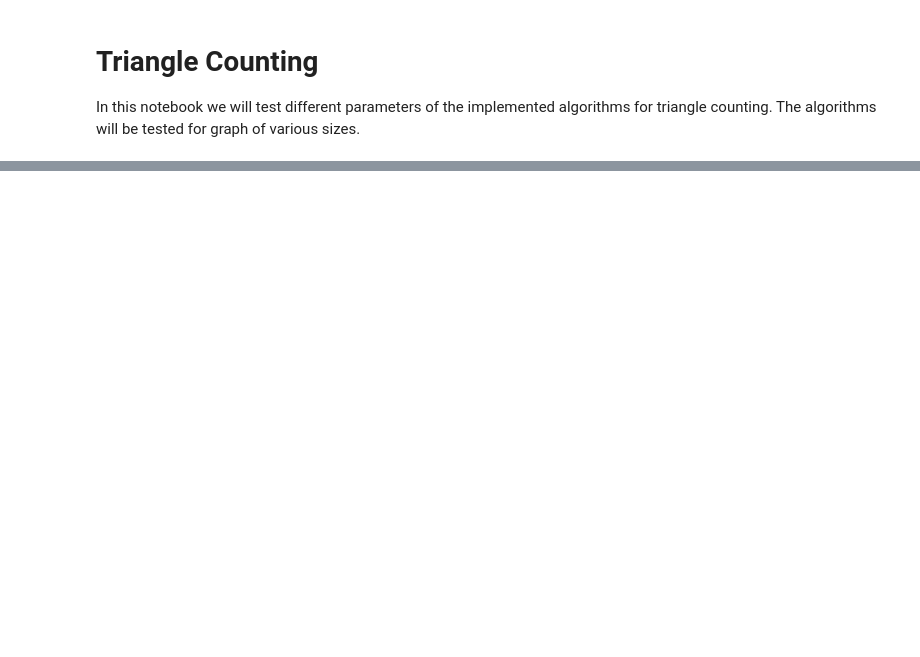
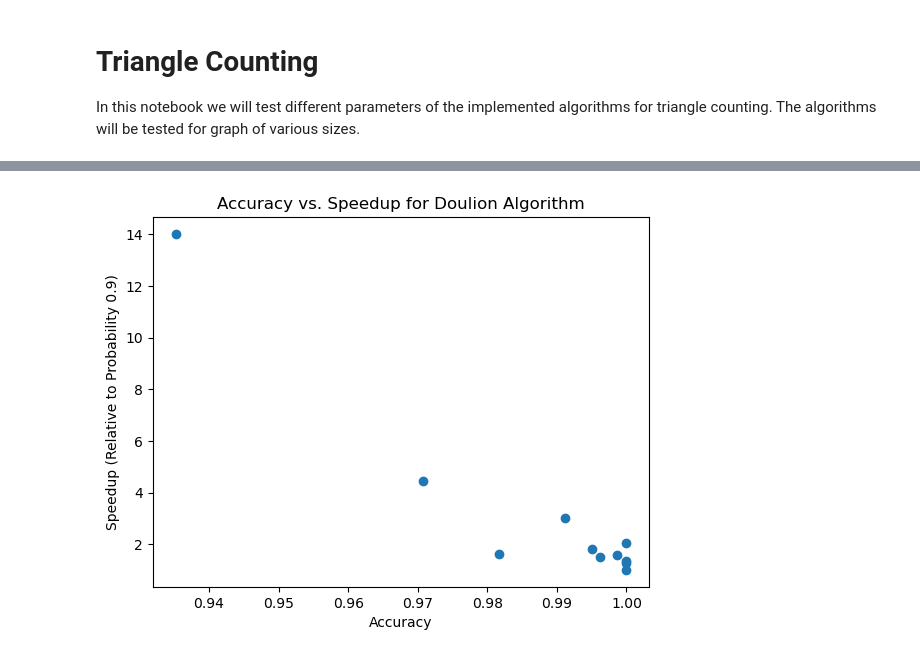
Before and after one commit to helenmand/Exact-Approximate-and-Streaming-Methods-for-Triangle-Counting, a Jupyter notebook: testing.ipynb, the cells around one changed output, grey strips where cells are left out. Saved outputs shown, nothing was run; the diff lists cells and outputs as text; code cells hidden in the pictures; blank space fills up the shorter version.

```diff
--- a/testing.ipynb
+++ b/testing.ipynb
@@ -126,0 +205,27 @@ with open('t_impr_res_b.pkl', 'wb') as file:
+# %%
+def calculate_speedup(loaded_t_base_res_s, reference_probability):
+    reference_running_time = loaded_t_base_res_s[reference_probability][0]
+    probabilities = list(loaded_t_base_res_s.keys())
+    running_times = [entry[0] for entry in loaded_t_base_res_s.values()]
+    speedup = [reference_running_time / time for time in running_times]
+    return probabilities, speedup
+
+def calculate_accuracy(loaded_t_base_res_s, actual_triangles):
+    probabilities = list(loaded_t_base_res_s.keys())
+    estimated_triangles = [int(entry[1]) for entry in loaded_t_base_res_s.values()]
+    accuracy = [min(estimated / actual_triangles, 1.0) for estimated in estimated_triangles]
+    return probabilities, accuracy
+
+reference_probability = 0.9
+probabilities, speedup = calculate_speedup(loaded_doulion_res_s, reference_probability)
+
+probabilities_acc, accuracy = calculate_accuracy(loaded_doulion_res_s, 105461)
+
+# Create scatter plot
+plt.scatter(accuracy, speedup)
+plt.xlabel('Accuracy')
+plt.ylabel('Speedup (Relative to Probability ' + str(reference_probability) + ')')
+plt.title('Accuracy vs. Speedup for Doulion Algorithm')
+plt.show()
+# %% [output]
+[figure, added]
```
Also changed, not shown: parts of 26 cells of this notebook, 4 other files.
